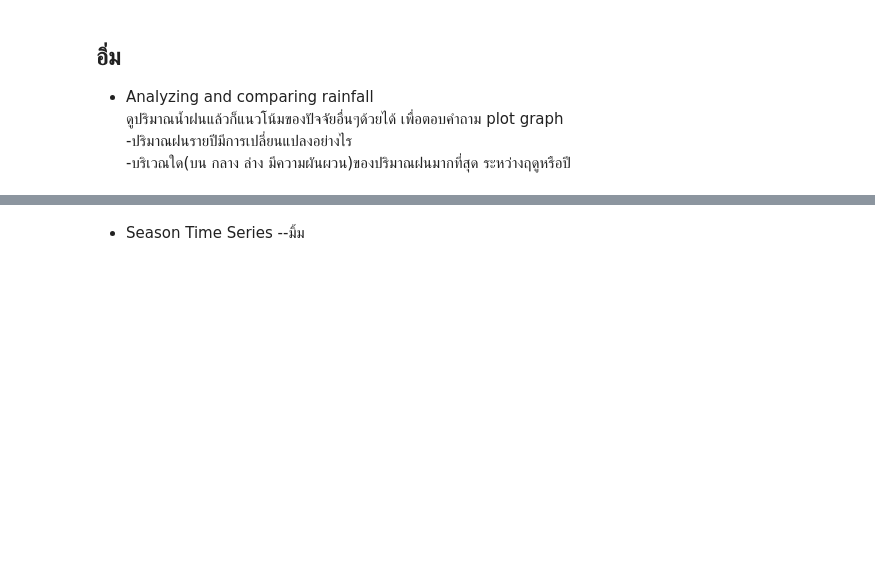
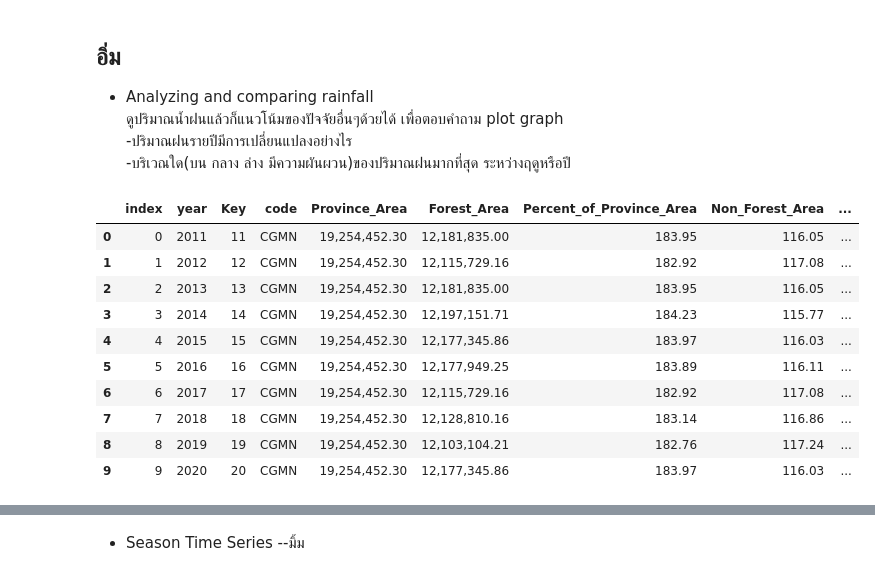
Before and after one commit to punnarat-w/Yomriver_analysis, a Jupyter notebook: ForecastingModel.ipynb, the cells around one changed output, grey strips where cells are left out. Saved outputs shown, nothing was run; the diff lists cells and outputs as text; code cells hidden in the pictures; blank space fills up the shorter version.

```diff
--- a/ForecastingModel.ipynb
+++ b/ForecastingModel.ipynb
@@ -763,2 +797,16 @@ display(south_df.head())
 # %%
 #สถานีตอนบน
+north_df_year = transformtoPerYear(north_df)
+display(north_df_year)
+# %% [output]
+|  | index | year | Key | code | Province_Area | Forest_Area | Percent_of_Province_Area | Non_Forest_Area | ... |
+| 0 | 0 | 2011 | 11 | CGMN | 19,254,452.30 | 12,181,835.00 | 183.95 | 116.05 | ... |
+| 1 | 1 | 2012 | 12 | CGMN | 19,254,452.30 | 12,115,729.16 | 182.92 | 117.08 | ... |
+| 2 | 2 | 2013 | 13 | CGMN | 19,254,452.30 | 12,181,835.00 | 183.95 | 116.05 | ... |
+| 3 | 3 | 2014 | 14 | CGMN | 19,254,452.30 | 12,197,151.71 | 184.23 | 115.77 | ... |
+| 4 | 4 | 2015 | 15 | CGMN | 19,254,452.30 | 12,177,345.86 | 183.97 | 116.03 | ... |
+| 5 | 5 | 2016 | 16 | CGMN | 19,254,452.30 | 12,177,949.25 | 183.89 | 116.11 | ... |
+| 6 | 6 | 2017 | 17 | CGMN | 19,254,452.30 | 12,115,729.16 | 182.92 | 117.08 | ... |
+| 7 | 7 | 2018 | 18 | CGMN | 19,254,452.30 | 12,128,810.16 | 183.14 | 116.86 | ... |
+| 8 | 8 | 2019 | 19 | CGMN | 19,254,452.30 | 12,103,104.21 | 182.76 | 117.24 | ... |
+| 9 | 9 | 2020 | 20 | CGMN | 19,254,452.30 | 12,177,345.86 | 183.97 | 116.03 | ... |
```
Also changed, not shown: parts of 7 cells of this notebook.
